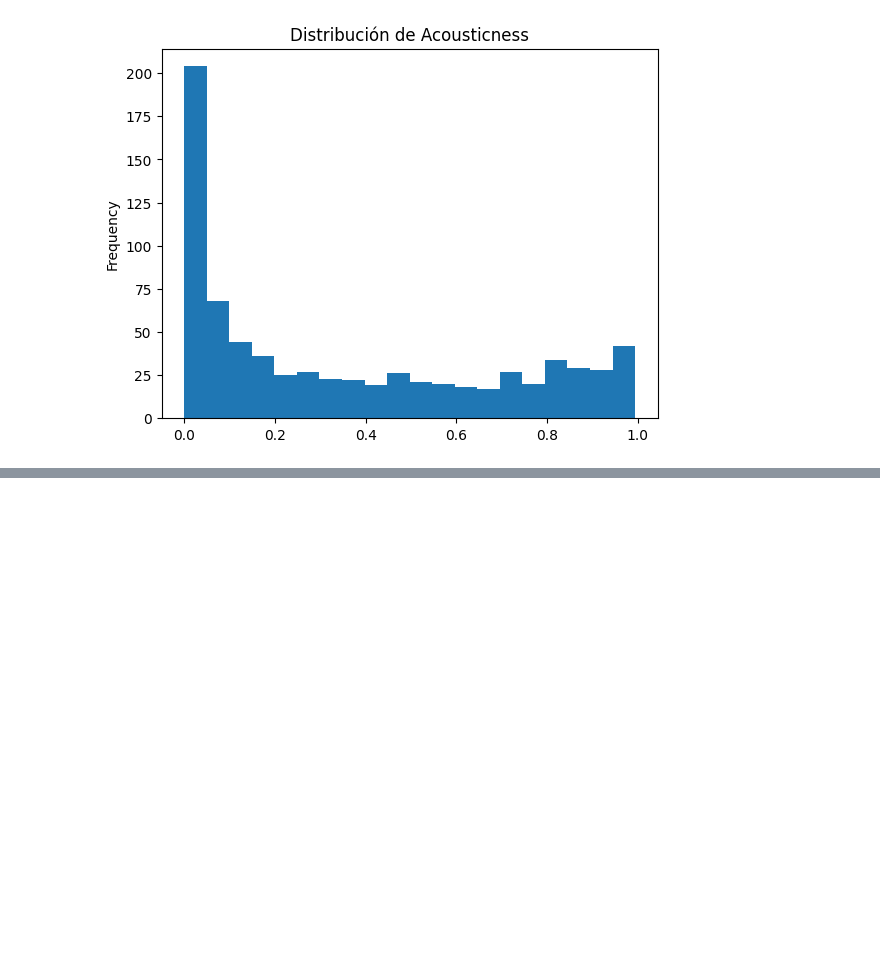
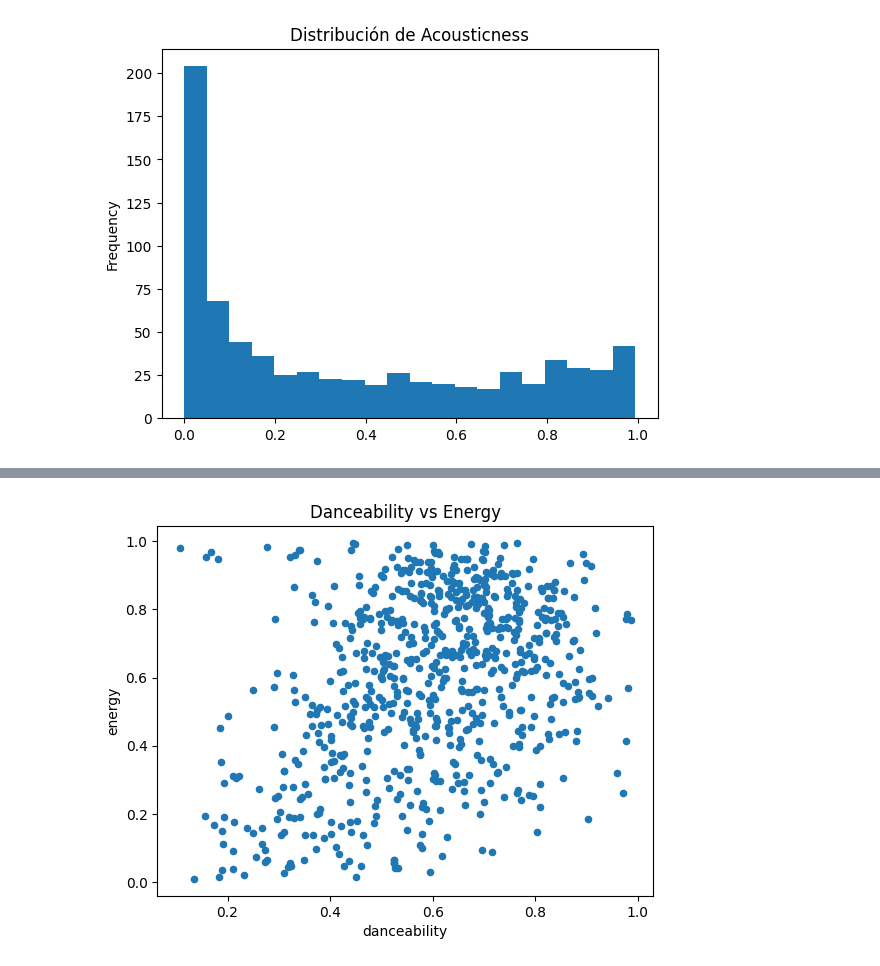
Before and after one commit to Lucass12345/AdD_TP_Final, a Jupyter notebook: TP_Final.ipynb, the cells around one changed output, grey strips where cells are left out. Saved outputs shown, nothing was run; the diff lists cells and outputs as text; code cells hidden in the pictures; blank space fills up the shorter version.

```diff
--- a/TP_Final.ipynb
+++ b/TP_Final.ipynb
@@ -223,0 +216,5 @@ df['tempo'].plot(kind='hist', bins=20, title='Distribución de Tempo')
+# %%
+df.plot(kind='scatter', x='danceability', y='energy', title='Danceability vs Energy')
+plt.show()
+# %% [output]
+[figure, added]
```
Also changed, not shown: parts of 5 cells of this notebook.
